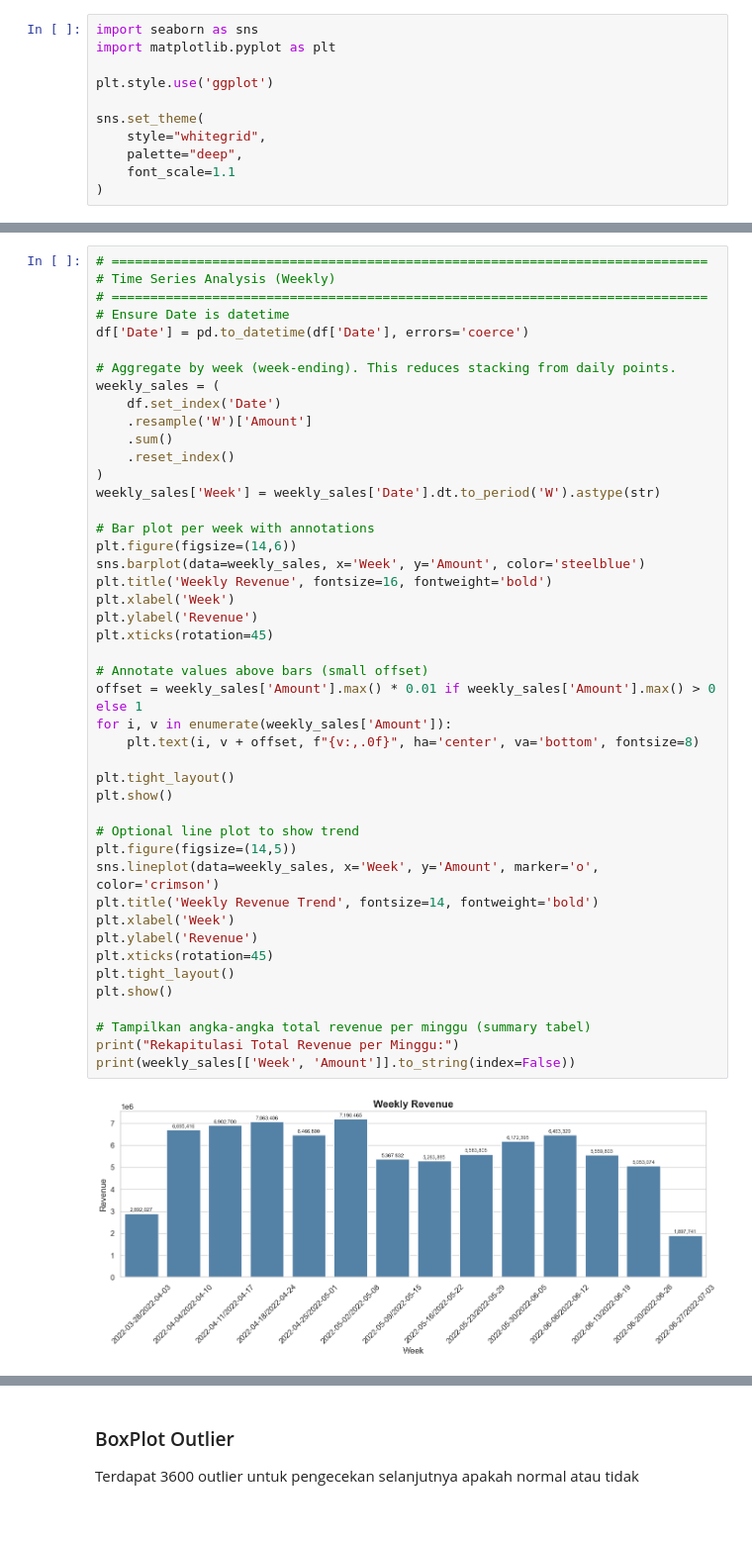
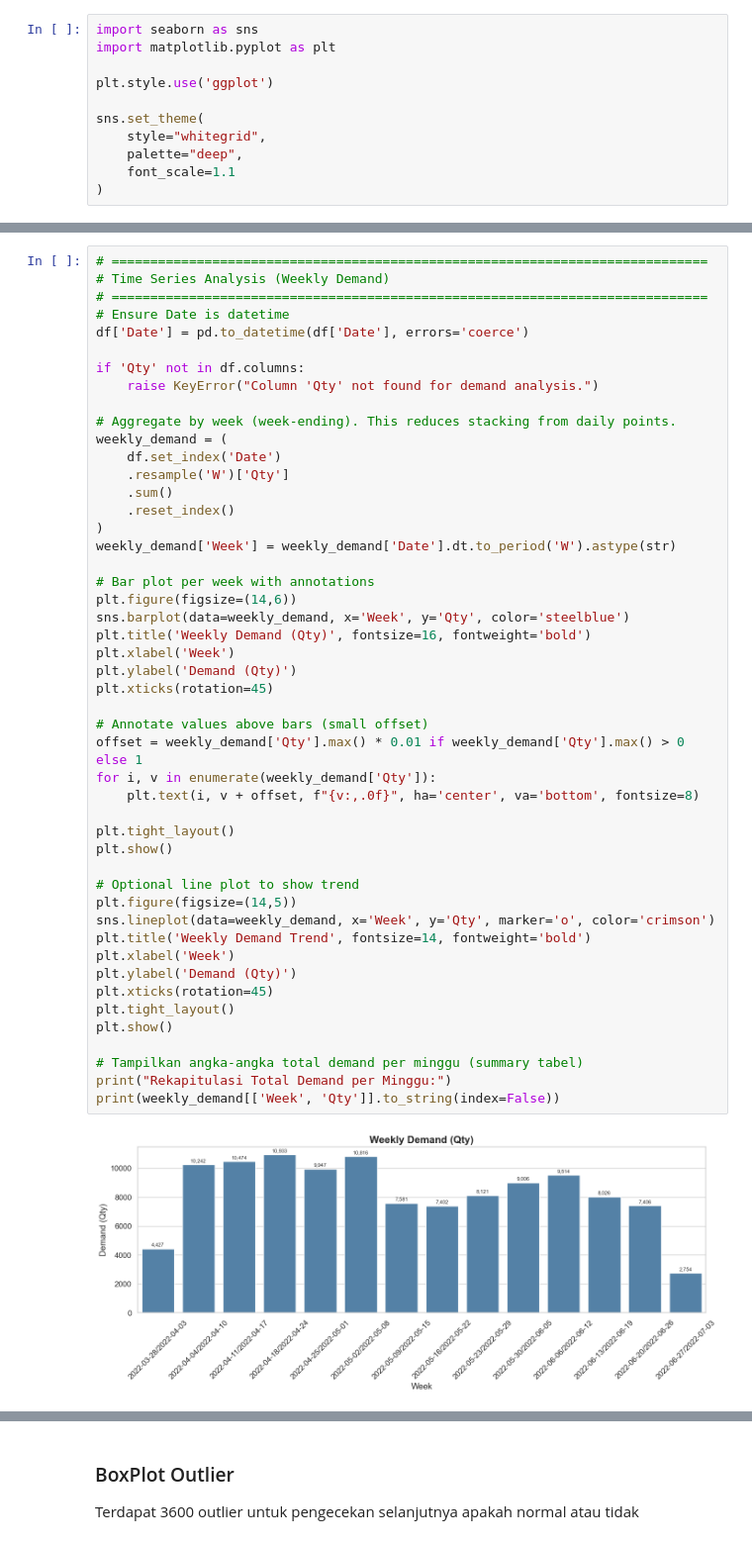
Before and after one commit to ProfDARA/Eksperimen_SML_DanangAgungRestuAJi, a Jupyter notebook: preprocessing/Eksperimen_DanangAgungRestuAji.ipynb, the cells around one changed output, grey strips where cells are left out. Shown at 99% size. Saved outputs shown, nothing was run; the diff lists cells and outputs as text.

Commit message:
fix sales forecasting

```diff
--- a/preprocessing/Eksperimen_DanangAgungRestuAji.ipynb
+++ b/preprocessing/Eksperimen_DanangAgungRestuAji.ipynb
@@ -209,48 +204,51 @@ Berdasarkan tiga visualisasi (**histogram**, **boxplot**, dan **violin plot**) u
       - analisis outlier (tetap dipertahankan jika valid secara bisnis).
 # %%
 # =============================================================================
-# Time Series Analysis (Weekly)
+# Time Series Analysis (Weekly Demand)
 # =============================================================================
 # Ensure Date is datetime
 df['Date'] = pd.to_datetime(df['Date'], errors='coerce')
 
+if 'Qty' not in df.columns:
+    raise KeyError("Column 'Qty' not found for demand analysis.")
+
 # Aggregate by week (week-ending). This reduces stacking from daily points.
-weekly_sales = (
+weekly_demand = (
     df.set_index('Date')
-    .resample('W')['Amount']
+    .resample('W')['Qty']
     .sum()
     .reset_index()
 )
-weekly_sales['Week'] = weekly_sales['Date'].dt.to_period('W').astype(str)
+weekly_demand['Week'] = weekly_demand['Date'].dt.to_period('W').astype(str)
 
 # Bar plot per week with annotations
 plt.figure(figsize=(14,6))
-sns.barplot(data=weekly_sales, x='Week', y='Amount', color='steelblue')
-plt.title('Weekly Revenue', fontsize=16, fontweight='bold')
+sns.barplot(data=weekly_demand, x='Week', y='Qty', color='steelblue')
+plt.title('Weekly Demand (Qty)', fontsize=16, fontweight='bold')
 plt.xlabel('Week')
-plt.ylabel('Revenue')
+plt.ylabel('Demand (Qty)')
 plt.xticks(rotation=45)
 
 # Annotate values above bars (small offset)
-offset = weekly_sales['Amount'].max() * 0.01 if weekly_sales['Amount'].max() > 0 else 1
-for i, v in enumerate(weekly_sales['Amount']):
+offset = weekly_demand['Qty'].max() * 0.01 if weekly_demand['Qty'].max() > 0 else 1
+for i, v in enumerate(weekly_demand['Qty']):
     plt.text(i, v + offset, f"{v:,.0f}", ha='center', va='bottom', fontsize=8)
 
 plt.tight_layout()
 plt.show()
 
 # Optional line plot to show trend
 plt.figure(figsize=(14,5))
-sns.lineplot(data=weekly_sales, x='Week', y='Amount', marker='o', color='crimson')
-plt.title('Weekly Revenue Trend', fontsize=14, fontweight='bold')
+sns.lineplot(data=weekly_demand, x='Week', y='Qty', marker='o', color='crimson')
+plt.title('Weekly Demand Trend', fontsize=14, fontweight='bold')
 plt.xlabel('Week')
-plt.ylabel('Revenue')
+plt.ylabel('Demand (Qty)')
 plt.xticks(rotation=45)
 plt.tight_layout()
 plt.show()
 
-# Tampilkan angka-angka total revenue per minggu (summary tabel)
-print("Rekapitulasi Total Revenue per Minggu:")
-print(weekly_sales[['Week', 'Amount']].to_string(index=False))
+# Tampilkan angka-angka total demand per minggu (summary tabel)
+print("Rekapitulasi Total Demand per Minggu:")
+print(weekly_demand[['Week', 'Qty']].to_string(index=False))
 # %% [output]
-[figure, old version]
+[figure, new version]
```
Also changed, not shown: parts of 15 cells of this notebook.
